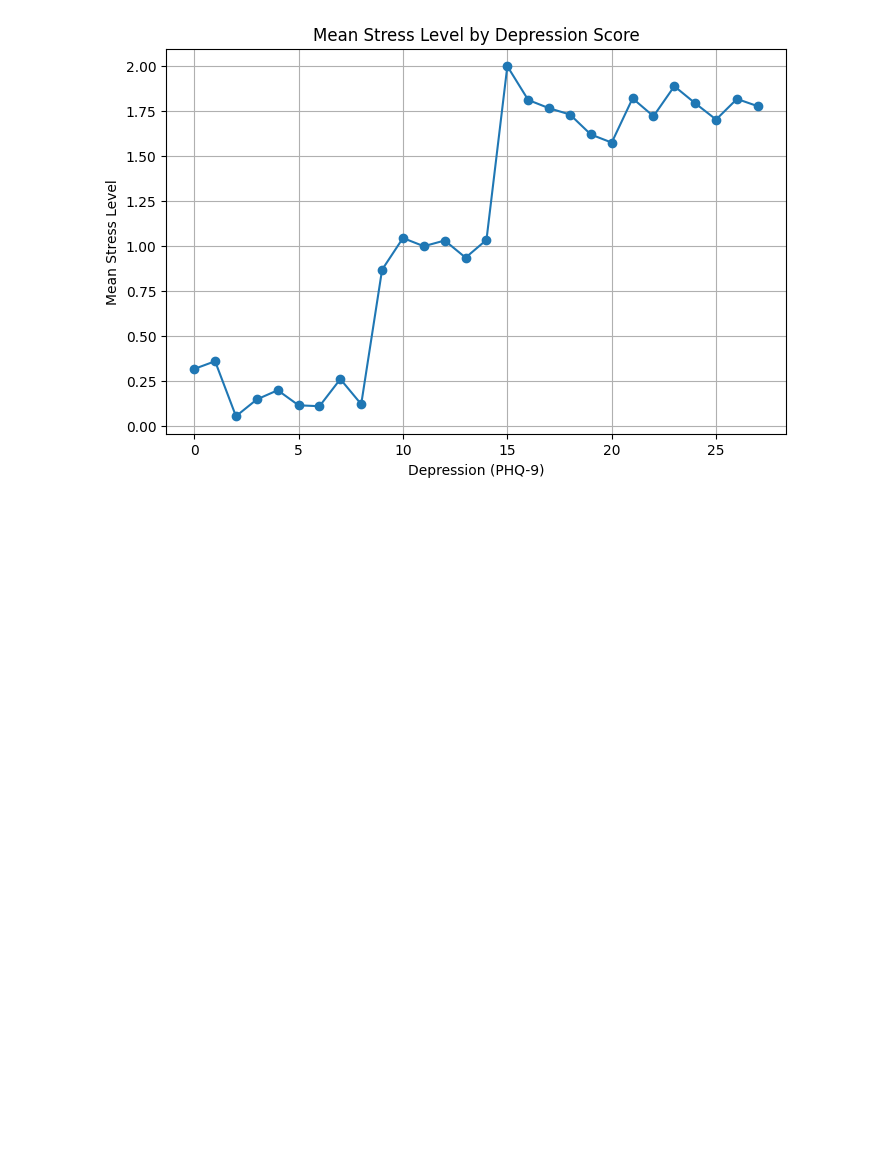
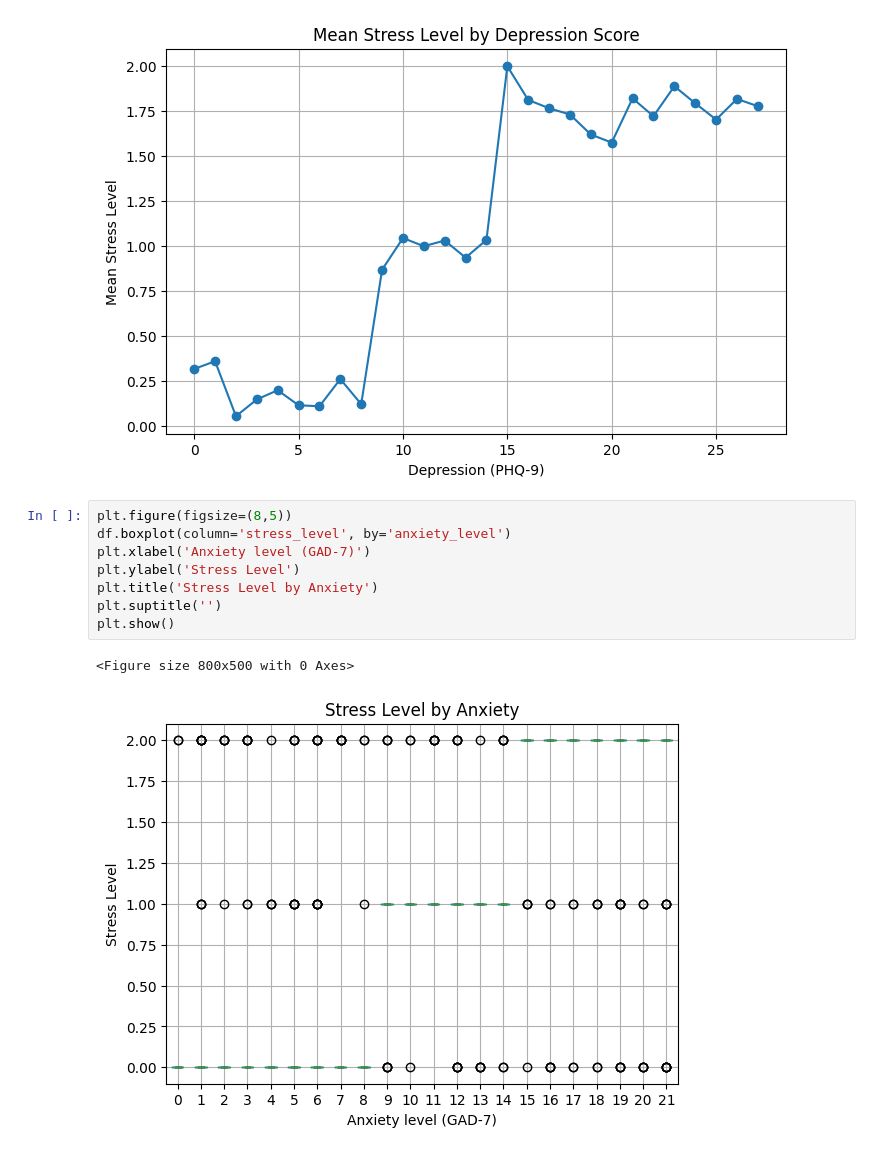
Before and after one commit to stud-mon/stud-mon, a Jupyter notebook: notebooks/data_exploration.ipynb, the cells around one changed output. Saved outputs shown, nothing was run; the diff lists cells and outputs as text; blank space fills up the shorter version.

Commit message:
Exploring anxiety effeccts on stress levels

```diff
--- a/notebooks/data_exploration.ipynb
+++ b/notebooks/data_exploration.ipynb
@@ -120,3 +120,14 @@ plt.grid(True)
 plt.show()
 # %% [output]
 [figure]
+# %%
+plt.figure(figsize=(8,5))
+df.boxplot(column='stress_level', by='anxiety_level')
+plt.xlabel('Anxiety level (GAD-7)')
+plt.ylabel('Stress Level')
+plt.title('Stress Level by Anxiety')
+plt.suptitle('')
+plt.show()
+# %% [output]
+<Figure size 800x500 with 0 Axes>
+[figure, added]
```
Also changed, not shown: parts of 1 cell of this notebook.
